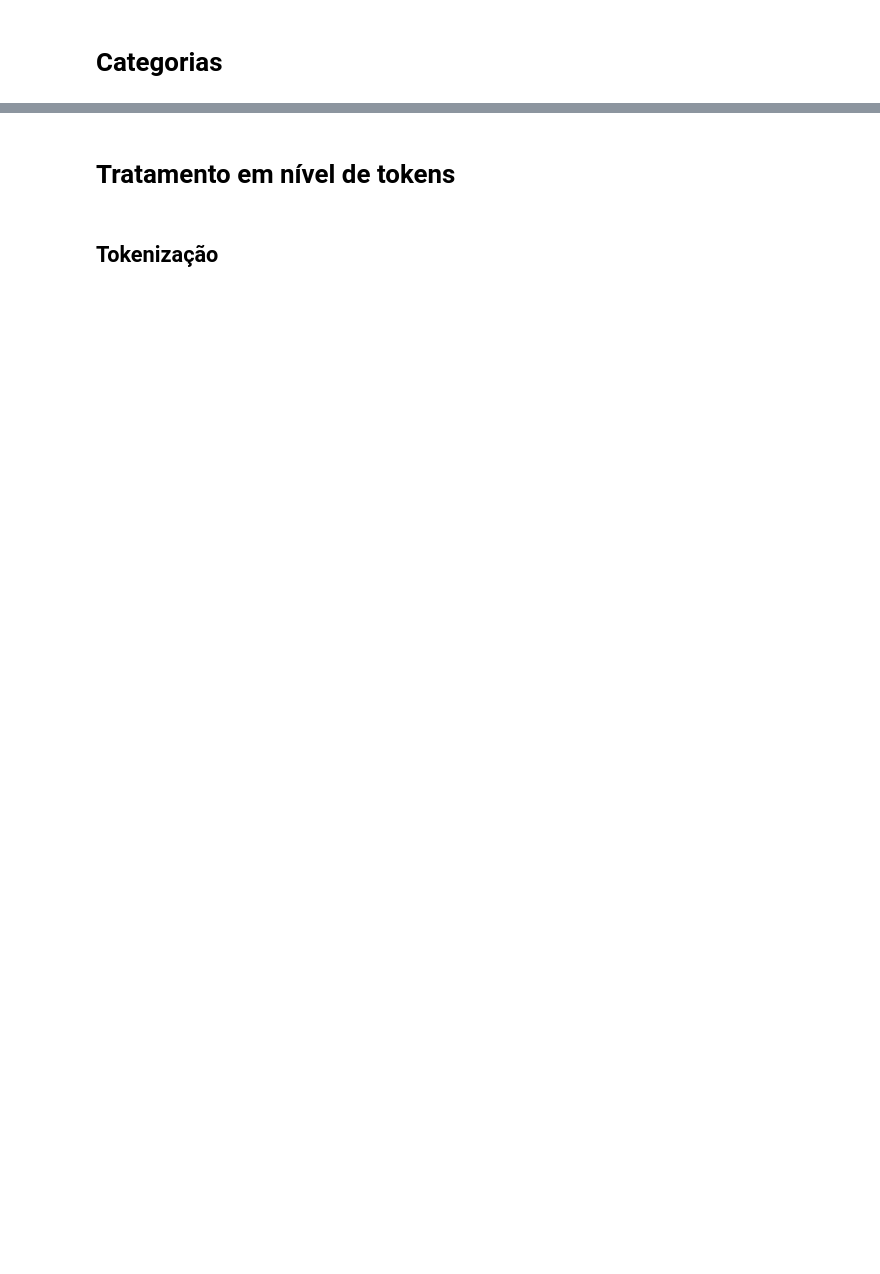
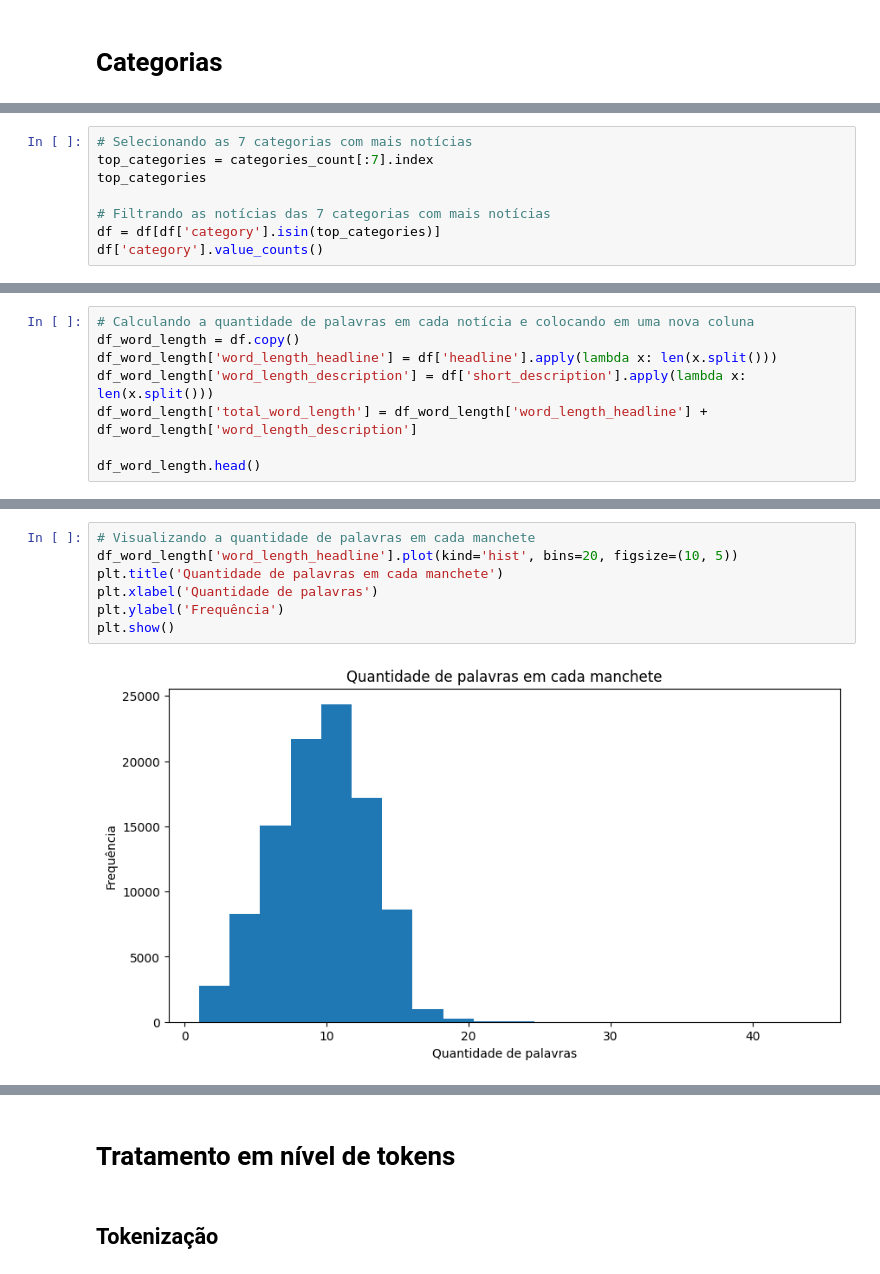
Before and after one commit to danielshz/news-categories-analysis, a Jupyter notebook: Tratamento.ipynb, the cells around one changed output, grey strips where cells are left out. Drawn from its saved outputs; the diff is of its cells as text; blank space fills up the shorter version.

Commit message:
Word length treatment added and fixes

```diff
--- a/Tratamento.ipynb
+++ b/Tratamento.ipynb
@@ -132,0 +208,8 @@ ax = categories_count.plot.hist(bins=42)
+# %%
+# Selecionando as 7 categorias com mais notícias
+top_categories = categories_count[:7].index
+top_categories
+
+# Filtrando as notícias das 7 categorias com mais notícias
+df = df[df['category'].isin(top_categories)]
+df['category'].value_counts()
@@ -132,0 +238,8 @@ ax = categories_count.plot.hist(bins=42)
+# %%
+# Calculando a quantidade de palavras em cada notícia e colocando em uma nova coluna
+df_word_length = df.copy()
+df_word_length['word_length_headline'] = df['headline'].apply(lambda x: len(x.split()))
+df_word_length['word_length_description'] = df['short_description'].apply(lambda x: len(x.split()))
+df_word_length['total_word_length'] = df_word_length['word_length_headline'] + df_word_length['word_length_description']
+
+df_word_length.head()
@@ -132,0 +253,9 @@ ax = categories_count.plot.hist(bins=42)
+# %%
+# Visualizando a quantidade de palavras em cada manchete
+df_word_length['word_length_headline'].plot(kind='hist', bins=20, figsize=(10, 5))
+plt.title('Quantidade de palavras em cada manchete')
+plt.xlabel('Quantidade de palavras')
+plt.ylabel('Frequência')
+plt.show()
+# %% [output]
+[figure, added]
```
Also changed, not shown: parts of 48 cells of this notebook, 1 other file.
